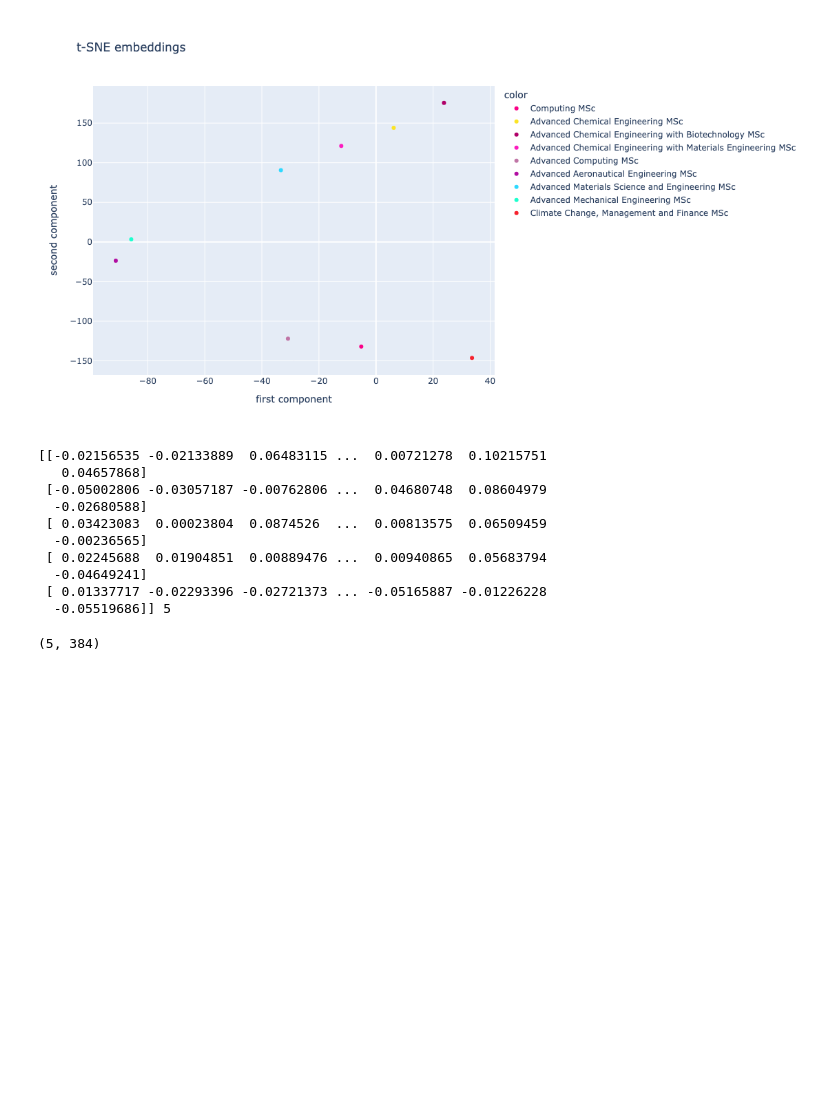
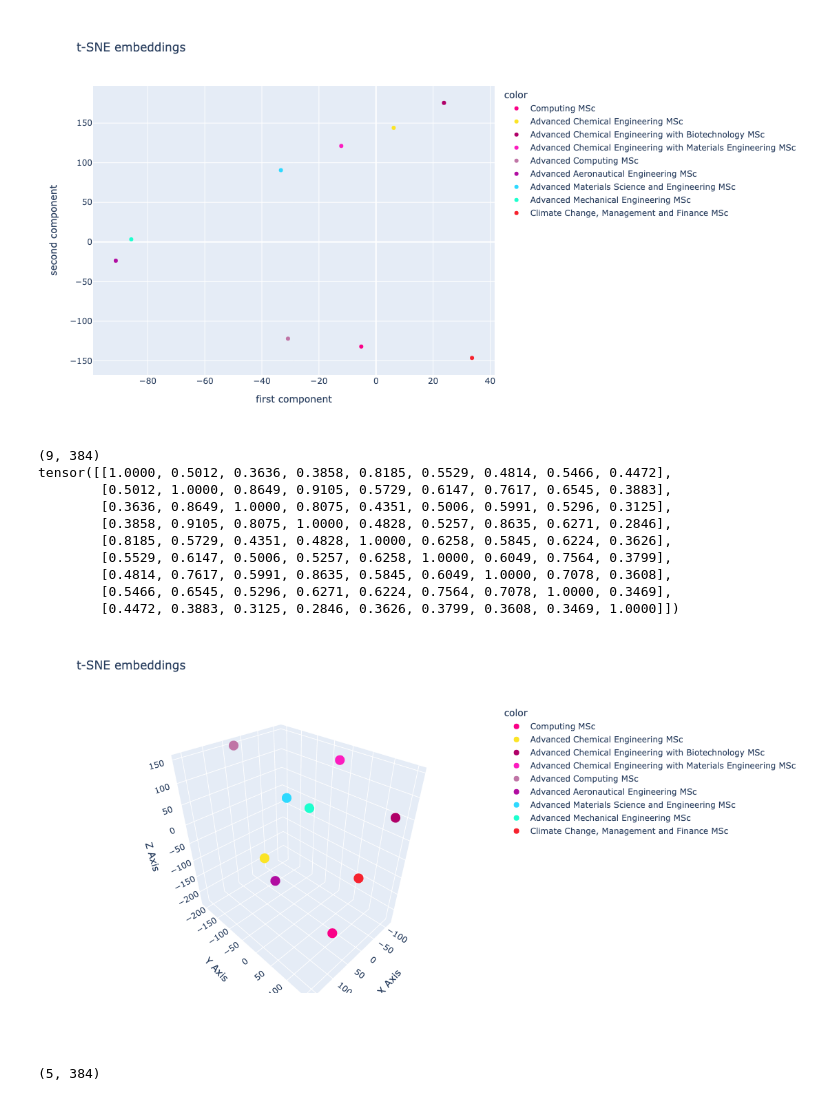
Before and after one commit to younthu/llm-ft, a Jupyter notebook: SentenceTransformer.ipynb, the cells around one changed output. Saved outputs shown, nothing was run; the diff lists cells and outputs as text; code cells hidden in the pictures; blank space fills up the shorter version.

Commit message:
add 3d chart

```diff
--- a/SentenceTransformer.ipynb
+++ b/SentenceTransformer.ipynb
@@ -133,18 +133,60 @@ tensor([[1.0000, 0.5012, 0.3636, 0.3858, 0.8185, 0.5529, 0.4814, 0.5466, 0.4472]
         [0.4472, 0.3883, 0.3125, 0.2846, 0.3626, 0.3799, 0.3608, 0.3469, 1.0000]])
 [figure]
 # %%
-print(embeddings, embeddings.shape[0])
+from sklearn.manifold import TSNE
+import plotly.express as px
+import plotly
+prefers = [
+    # "I like apple",
+    # "I like fruit",
+    # "I don't like apple",
+    # "I don't like fruit",
+    "Computing MSc",
+    "Advanced Chemical Engineering MSc",
+    "Advanced Chemical Engineering with Biotechnology MSc",
+    "Advanced Chemical Engineering with Materials Engineering MSc",
+    "Advanced Computing MSc",
+    "Advanced Aeronautical Engineering MSc",
+    "Advanced Materials Science and Engineering MSc",
+    "Advanced Mechanical Engineering MSc",
+    "Climate Change, Management and Finance MSc",
+]
+
+# 2. Calculate embeddings by calling model.encode()
+embeddings = model.encode([f'{m}' for m in prefers])
+print(embeddings.shape)
+# [3, 384]
+
+# 3. Calculate the embedding similarities
+similarities = model.similarity(embeddings, embeddings)
+print(similarities)
+embeddings_array = embeddings
+tsne_model = TSNE(n_components=3, perplexity=3, random_state=42)
+tsne_embeddings_values = tsne_model.fit_transform(embeddings_array)
+
+fig = px.scatter_3d(
+    x = tsne_embeddings_values[:,0],
+    y = tsne_embeddings_values[:,1],
+    z = tsne_embeddings_values[:,2],
+    color = prefers,
+    hover_name = prefers,
+    title = 't-SNE embeddings', width = 800, height = 600,
+    color_discrete_sequence = plotly.colors.qualitative.Alphabet_r,
+    labels={'x': 'X Axis', 'y': 'Y Axis', 'z': 'Z Axis'}
+)
+fig.show()
 # %% [output]
-[[-0.02156535 -0.02133889  0.06483115 ...  0.00721278  0.10215751
-   0.04657868]
- [-0.05002806 -0.03057187 -0.00762806 ...  0.04680748  0.08604979
-  -0.02680588]
- [ 0.03423083  0.00023804  0.0874526  ...  0.00813575  0.06509459
-  -0.00236565]
- [ 0.02245688  0.01904851  0.00889476 ...  0.00940865  0.05683794
-  -0.04649241]
- [ 0.01337717 -0.02293396 -0.02721373 ... -0.05165887 -0.01226228
-  -0.05519686]] 5
+(9, 384)
+tensor([[1.0000, 0.5012, 0.3636, 0.3858, 0.8185, 0.5529, 0.4814, 0.5466, 0.4472],
+        [0.5012, 1.0000, 0.8649, 0.9105, 0.5729, 0.6147, 0.7617, 0.6545, 0.3883],
+        [0.3636, 0.8649, 1.0000, 0.8075, 0.4351, 0.5006, 0.5991, 0.5296, 0.3125],
+        [0.3858, 0.9105, 0.8075, 1.0000, 0.4828, 0.5257, 0.8635, 0.6271, 0.2846],
+        [0.8185, 0.5729, 0.4351, 0.4828, 1.0000, 0.6258, 0.5845, 0.6224, 0.3626],
+        [0.5529, 0.6147, 0.5006, 0.5257, 0.6258, 1.0000, 0.6049, 0.7564, 0.3799],
+        [0.4814, 0.7617, 0.5991, 0.8635, 0.5845, 0.6049, 1.0000, 0.7078, 0.3608],
+        [0.5466, 0.6545, 0.5296, 0.6271, 0.6224, 0.7564, 0.7078, 1.0000, 0.3469],
+        [0.4472, 0.3883, 0.3125, 0.2846, 0.3626, 0.3799, 0.3608, 0.3469, 1.0000]])
+[figure, added]
 # %%
 embeddings.shape
 # %% [output]
```
